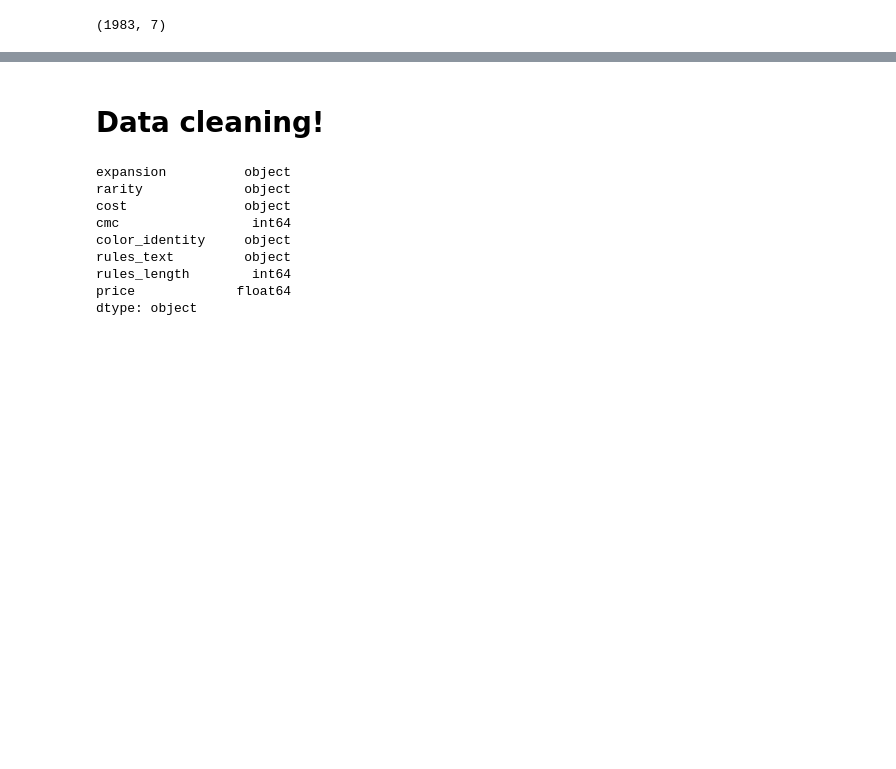
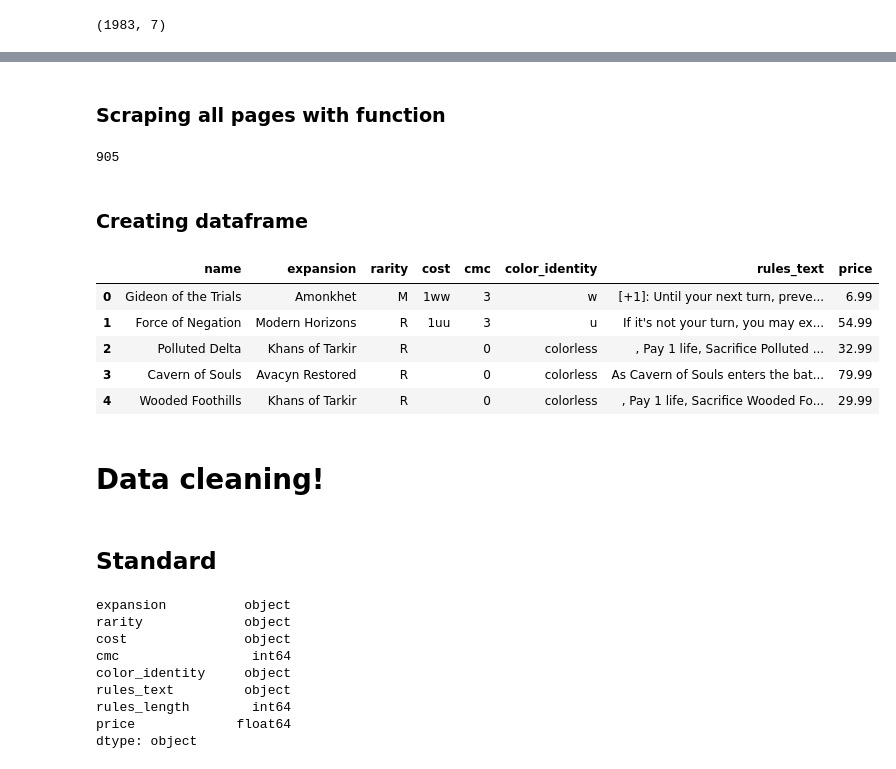
Before and after one commit to njaffe/Price_prediction_linear_regression, a Jupyter notebook: Project_2_Jaffe_N.ipynb, the cells around one changed output, grey strips where cells are left out. Cells and saved outputs as stored; diff of their text form; code cells hidden in the pictures; blank space fills up the shorter version.

```diff
--- a/Project_2_Jaffe_N.ipynb
+++ b/Project_2_Jaffe_N.ipynb
@@ -425,0 +446,12 @@ df.head()
+# %%
+driver = webdriver.Chrome(chromedriver)
+modern_first_page_url = 'https://www.cardkingdom.com/catalog/view?filter%5Bsort%5D=most_popular&filter%5Bsearch%5D=mtg_advanced&filter%5Btab%5D=&filter%5Bname%5D=&filter%5Bcategory_id%5D=2864&filter%5Bmulti%5D%5B0%5D=1&filter%5Btype_mode%5D=any&filter%5Btype_key%5D=&filter%5Bpow1%5D=&filter%5Bpow2%5D=&filter%5Btuf1%5D=&filter%5Btuf2%5D=&filter%5Bconcast1%5D=&filter%5Bconcast2%5D=&filter%5Bprice_op%5D=&filter%5Bprice%5D=&filter%5Bkey_text1%5D=&filter%5Bmanaprod_select%5D=any'
+
+driver.get(modern_first_page_url)
+# %% [markdown]
+### Scraping all pages with function
+# %%
+number_of_pages = int(driver.find_element_by_xpath("/html/body/div[4]/div[3]/div[5]/div[2]/ul/li[13]/a").text)
+number_of_pages
+# %% [output]
+905
@@ -426,5 +514,26 @@ df.head()
+# %%
+name, expansion, rarity, mana_cost, cmc, color_identity, rules_text, price = all_scrape_modern()
+# %% [markdown]
+### Creating dataframe
+# %%
+data_tuples_modern = list(zip(name, expansion, rarity, mana_cost, cmc, color_identity, rules_text, price))
+
+df_modern = pd.DataFrame(data_tuples_modern, columns = ['name','expansion', 'rarity', 'cost', 'cmc', 'color_identity', 'rules_text', 'price'])
+
+# df.set_index('name', drop=True, inplace = True)
+
+df_modern.head()
+# %% [output]
+|  | name | expansion | rarity | cost | cmc | color_identity | rules_text | price |
+| 0 | Gideon of the Trials | Amonkhet | M | 1ww | 3 | w | [+1]: Until your next turn, preve... | 6.99 |
+| 1 | Force of Negation | Modern Horizons | R | 1uu | 3 | u | If it's not your turn, you may ex... | 54.99 |
+| 2 | Polluted Delta | Khans of Tarkir | R |  | 0 | colorless | , Pay 1 life, Sacrifice Polluted ... | 32.99 |
+| 3 | Cavern of Souls | Avacyn Restored | R |  | 0 | colorless | As Cavern of Souls enters the bat... | 79.99 |
+| 4 | Wooded Foothills | Khans of Tarkir | R |  | 0 | colorless | , Pay 1 life, Sacrifice Wooded Fo... | 29.99 |
 # %% [markdown]
 # Data cleaning!
+# %% [markdown]
+## Standard
 # %%
 df.dtypes
 # %% [output]
```
Also changed, not shown: parts of 72 cells of this notebook.
